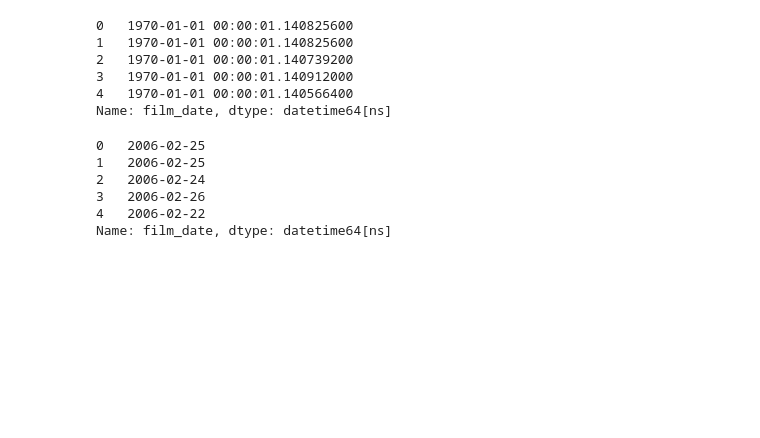
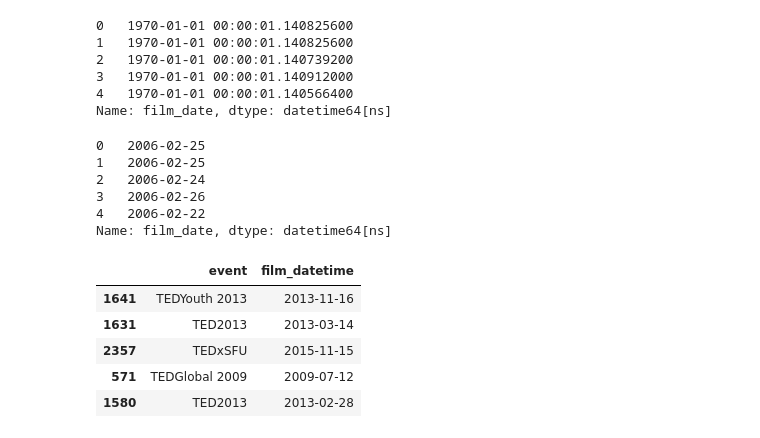
Before and after one commit to Lakshhmi/Select-Subset-of-data, a Jupyter notebook: TED Data Analysis.ipynb, the cells around one changed output. Cells and saved outputs as stored; diff of their text form; code cells hidden in the pictures; blank space fills up the shorter version.

```diff
--- a/TED Data Analysis.ipynb
+++ b/TED Data Analysis.ipynb
@@ -188,3 +188,13 @@ pd.to_datetime(ted.film_date,unit='s').head()
 Name: film_date, dtype: datetime64[ns]
 # %%
 ted['film_datetime'] = pd.to_datetime(ted.film_date,unit='s')
+# %%
+# Verify event name matches film datetime for random sample
+ted[['event','film_datetime']].sample(5)
+# %% [output]
+|  | event | film_datetime |
+| 1641 | TEDYouth 2013 | 2013-11-16 |
+| 1631 | TED2013 | 2013-03-14 |
+| 2357 | TEDxSFU | 2015-11-15 |
+| 571 | TEDGlobal 2009 | 2009-07-12 |
+| 1580 | TED2013 | 2013-02-28 |
```
Also changed, not shown: parts of 1 cell of this notebook.
